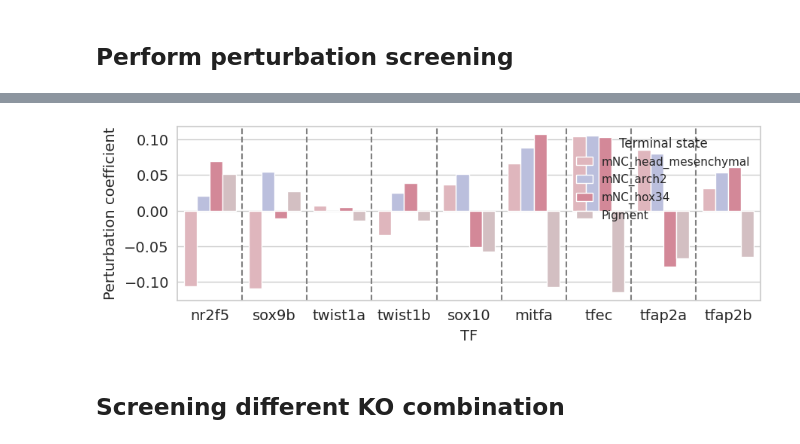
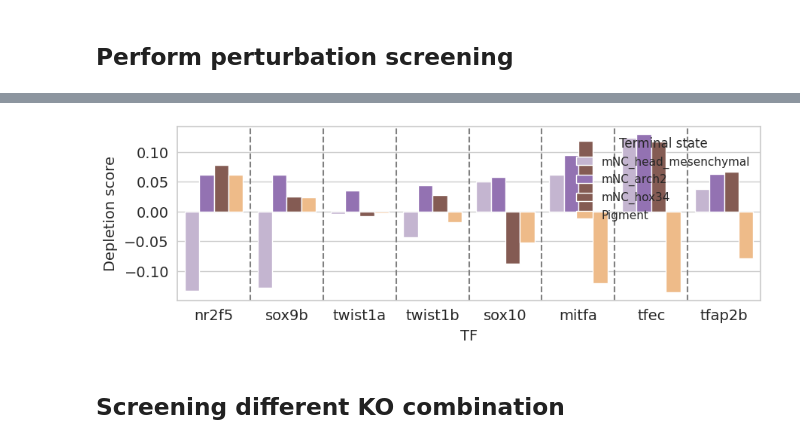
Before and after one commit to yifanchn/regvelo, a Jupyter notebook: docs/tutorial.ipynb, the cells around one changed output, grey strips where cells are left out. Drawn from its saved outputs; the diff is of its cells as text; code cells hidden in the pictures.

```diff
--- a/docs/tutorial.ipynb
+++ b/docs/tutorial.ipynb
@@ -38,7 +42,7 @@ sc.pl.umap(adata, color='cell_type')
 ## Preprocessing
 # %%
 adata = preprocess_data(adata)
-adata = prior_GRN(adata,prior_net)
+adata = set_prior_grn(adata,prior_net)
 # %% [output]
 computing velocities
     finished (0:00:00) --> added
@@ -121,20 +119,18 @@ g_raw.plot_macrostates(which="terminal", legend_loc="right", s=100)
 ## Perform perturbation screening
 # %%
 fate_prob_perturb = []
-cand_list = ["nr2f5","sox9b","twist1a","twist1b","sox10","mitfa","tfec","tfap2a","tfap2b"]
+cand_list = ["nr2f5","sox9b","twist1a","twist1b","sox10","mitfa","tfec","tfap2b"]
 for TF in cand_list:
     model = 'rgv_model'
-    adata_target_perturb,reg_vae_perturb =  regvelo.in_silico_block_simulation(model,adata,TF)
+    adata_target_perturb,reg_vae_perturb =  regvelo.in_silico_block_simulation(model,adata,TF,cutoff = 0)
     ### predict the terminal state dfference
-    n_states = 8
-    vk = cr.kernels.VelocityKernel(adata_target_perturb)
-    vk.compute_transition_matrix()
-    ck = cr.kernels.ConnectivityKernel(adata_target_perturb).compute_transition_matrix()
-    g = cr.estimators.GPCCA(vk)
+    n_states = 7
+    vk = cr.kernels.VelocityKernel(adata_target_perturb).compute_transition_matrix()
+    estimator = cr.estimators.GPCCA(vk)
     ## evaluate the fate prob on original space
-    g.compute_macrostates(n_states=n_states,cluster_key="cell_type")
-    g.set_terminal_states(terminal_states)
-    g.compute_fate_probabilities()
+    estimator.compute_macrostates(n_states=n_states,cluster_key="cell_type")
+    estimator.set_terminal_states(terminal_states)
+    estimator.compute_fate_probabilities()
     ## visualize coefficient
     cond1_df = pd.DataFrame(adata_target_perturb.obsm["lineages_fwd"], columns=adata_target_perturb.obsm["lineages_fwd"].names.tolist())
 
@@ -160,38 +158,44 @@ WARNING: For `method='brandts'`, dense matrix is required. Densifying
 # %%
 cond2_df = pd.DataFrame(adata_target.obsm["lineages_fwd"], columns=adata_target.obsm["lineages_fwd"].names.tolist())
-df_list = []
+df = []
 for i in range(len(fate_prob_perturb)):
-    #data = np.array(((fate_prob_perturb[i]+1) - (cond2_df+1)))
     data = abundance_test(cond2_df, fate_prob_perturb[i])
-    data = pd.DataFrame({"Score": data.iloc[:,0].tolist(),
-                     "Terminal state": data.index.tolist(),
-                     "TF":[cand_list[i]]*(data.shape[0])})
-    df_list.append(data)
+    data = pd.DataFrame(
+        {
+            "Score": data.iloc[:, 0].tolist(),
+            "p-value": data.iloc[:, 1].tolist(),
+            "Terminal state": data.index.tolist(),
+            "TF": [cand_list[i]] * (data.shape[0]),
+        }
+    )
+    df.append(data)
+
+df = pd.concat(df)
+
+df["Score"] = (0.5 - df["Score"])*2
-# %%
-df = pd.concat(df_list)
 # %%
 with mplscience.style_context():
     sns.set(style="whitegrid")
     fig, ax = plt.subplots(figsize=(10,3))
     #sns.barplot(x='Terminal state', y='AUROC',data=data, hue = "Method",palette=pal,ax = ax)
     color_label = "cell_type"
     palette = dict(zip(adata.obs[color_label].cat.categories, adata.uns[f"{color_label}_colors"]))
     subset_palette = {name: color for name, color in palette.items() if name in cond2_df.columns.tolist()}
 
     sns.barplot(x='TF', y='Score', hue='Terminal state', data=df, ax=ax, palette=palette, dodge=True)
 
     # Add vertical lines to separate groups
     for i in range(len(df['TF'].unique()) - 1):
         plt.axvline(x=i + 0.5, color='gray', linestyle='--')
 
     # Label settings
-    plt.ylabel('Perturbation coefficient', fontsize=14)
+    plt.ylabel('Depletion score', fontsize=14)
     plt.xlabel('TF', fontsize=14)
     plt.xticks(fontsize=14)  # Increase font size of x-axis tick labels
     plt.yticks(fontsize=14)  # Increase font size of y-axis tick labels
     plt.show()
 # %% [output]
-[figure, old version]
+[figure, new version]
 # %% [markdown]
 ## Screening different KO combination
 # %%
```
Also changed, not shown: parts of 18 cells of this notebook.
